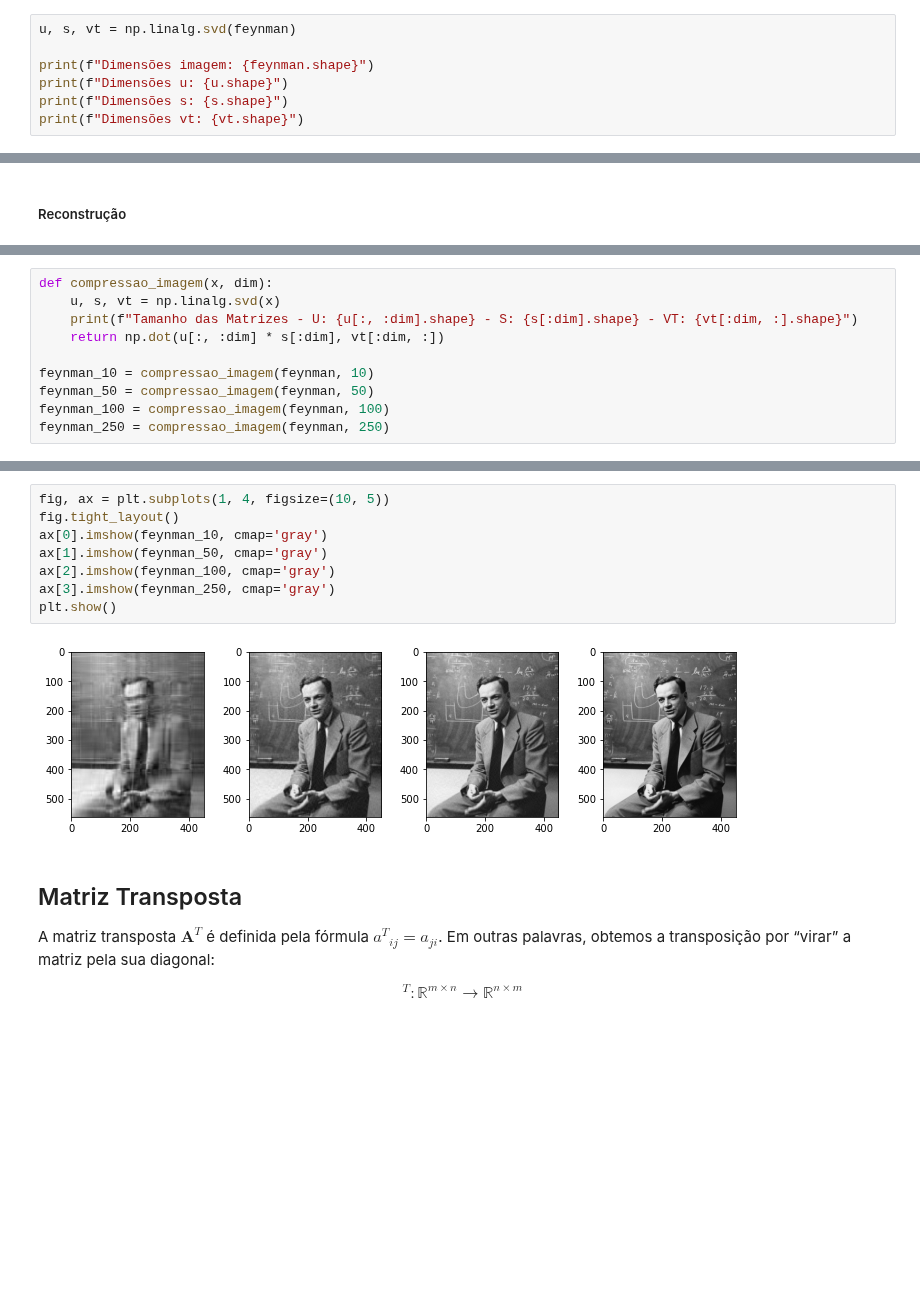
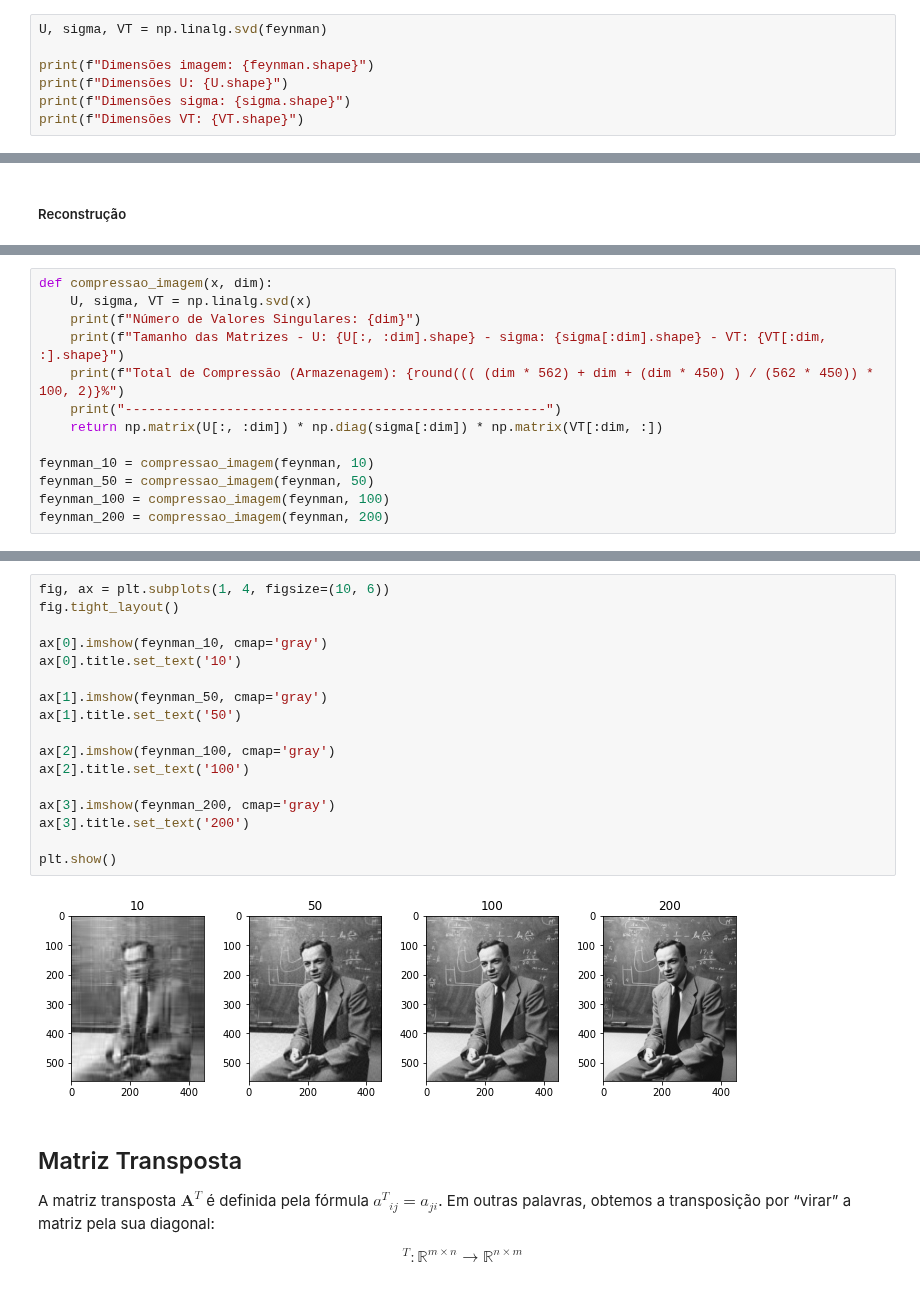
Before and after one commit to storopoli/ciencia-de-dados, a Jupyter notebook: notebooks/Aula_6_Numpy_Algebra_Linear.ipynb, the cells around one changed output, grey strips where cells are left out. Cells and saved outputs as stored; diff of their text form; blank space fills up the shorter version.

```diff
--- a/notebooks/Aula_6_Numpy_Algebra_Linear.ipynb
+++ b/notebooks/Aula_6_Numpy_Algebra_Linear.ipynb
@@ -317,11 +317,11 @@ Os números da diagonal de $\mathbf{\Sigma}$ são os **valores singulares**:
 # %% [markdown]
 #### Compressão de Imagens
 # %%
-u, s, vt = np.linalg.svd(feynman)
+U, sigma, VT = np.linalg.svd(feynman)
 
 print(f"Dimensões imagem: {feynman.shape}")
-print(f"Dimensões u: {u.shape}")
-print(f"Dimensões s: {s.shape}")
-print(f"Dimensões vt: {vt.shape}")
+print(f"Dimensões U: {U.shape}")
+print(f"Dimensões sigma: {sigma.shape}")
+print(f"Dimensões VT: {VT.shape}")
 # %% [output]
 Dimensões imagem: (562, 450)
@@ -338,12 +338,15 @@ plt.imshow(feynman_reconstruido, cmap='gray')
 [figure]
 # %%
 def compressao_imagem(x, dim):
-    u, s, vt = np.linalg.svd(x)
-    print(f"Tamanho das Matrizes - U: {u[:, :dim].shape} - S: {s[:dim].shape} - VT: {vt[:dim, :].shape}")
-    return np.dot(u[:, :dim] * s[:dim], vt[:dim, :])
+    U, sigma, VT = np.linalg.svd(x)
+    print(f"Número de Valores Singulares: {dim}")
+    print(f"Tamanho das Matrizes - U: {U[:, :dim].shape} - sigma: {sigma[:dim].shape} - VT: {VT[:dim, :].shape}")
+    print(f"Total de Compressão (Armazenagem): {round((( (dim * 562) + dim + (dim * 450) ) / (562 * 450)) * 100, 2)}%")
+    print("------------------------------------------------------")
+    return np.matrix(U[:, :dim]) * np.diag(sigma[:dim]) * np.matrix(VT[:dim, :])
 
 feynman_10 = compressao_imagem(feynman, 10)
 feynman_50 = compressao_imagem(feynman, 50)
 feynman_100 = compressao_imagem(feynman, 100)
-feynman_250 = compressao_imagem(feynman, 250)
+feynman_200 = compressao_imagem(feynman, 200)
 # %% [output]
@@ -354,13 +369,22 @@ Tamanho das Matrizes - U: (562, 250) - S: (250,) - VT: (250, 450)
 # %%
-fig, ax = plt.subplots(1, 4, figsize=(10, 5))
+fig, ax = plt.subplots(1, 4, figsize=(10, 6))
 fig.tight_layout()
+
 ax[0].imshow(feynman_10, cmap='gray')
+ax[0].title.set_text('10')
+
 ax[1].imshow(feynman_50, cmap='gray')
+ax[1].title.set_text('50')
+
 ax[2].imshow(feynman_100, cmap='gray')
-ax[3].imshow(feynman_250, cmap='gray')
+ax[2].title.set_text('100')
+
+ax[3].imshow(feynman_200, cmap='gray')
+ax[3].title.set_text('200')
+
 plt.show()
 # %% [output]
-[figure, old version]
+[figure, new version]
 # %% [markdown]
 ## Matriz Transposta
 
```
Also changed, not shown: parts of 14 cells of this notebook.
